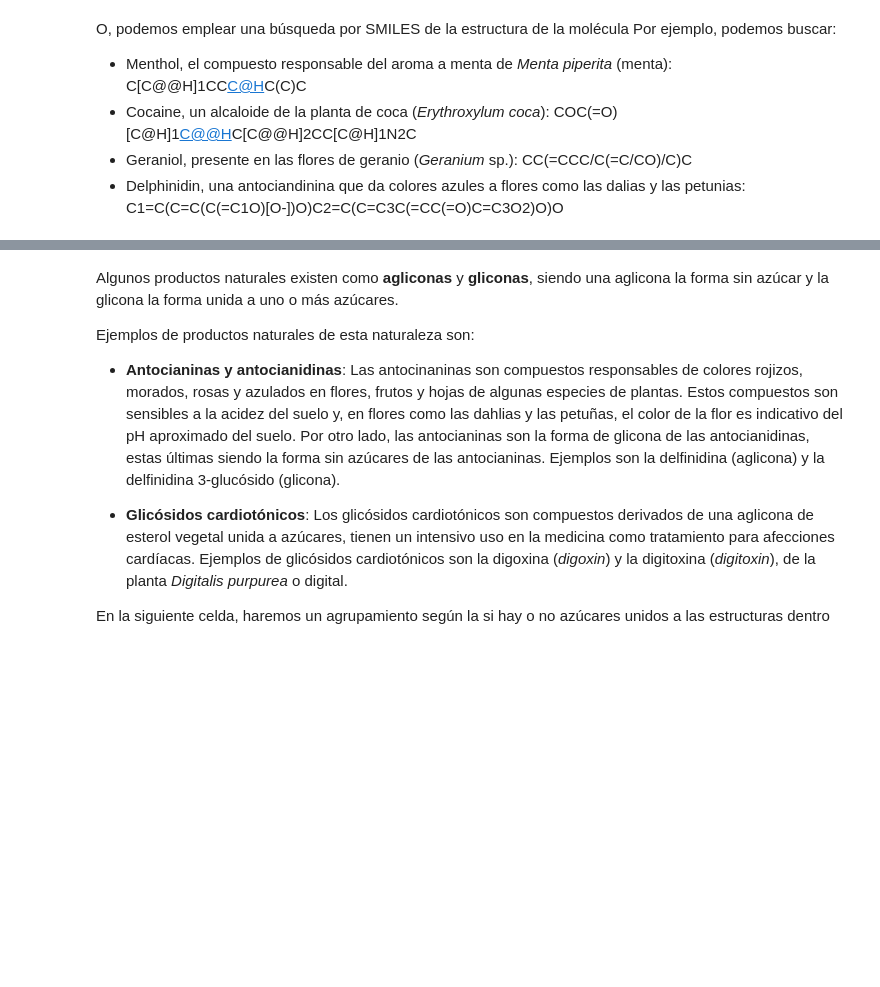
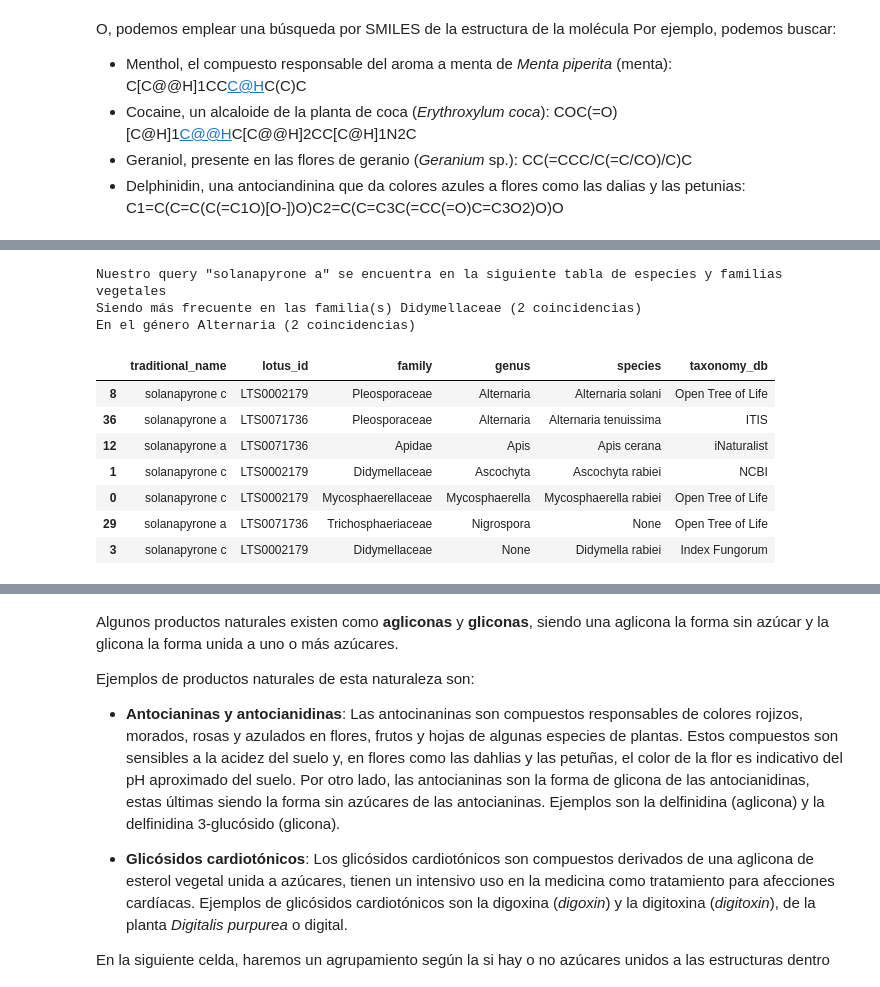
Before and after one commit to FlorMariaBriceno/TecnolochicasPRO_Project, a Jupyter notebook: Proyecto_Tecnolochicas.ipynb, the cells around one changed output, grey strips where cells are left out. Drawn from its saved outputs; the diff is of its cells as text; code cells hidden in the pictures; blank space fills up the shorter version.

```diff
--- a/Proyecto_Tecnolochicas.ipynb
+++ b/Proyecto_Tecnolochicas.ipynb
@@ -112,9 +129,9 @@ print("¿Cuántas filas y columnas tiene el archivo antes de la limpieza?","\n",
 # Limpieza de los datos
 df=df.dropna(axis=1,how='all')
 df.drop(list(df.filter(regex="fragment*")),axis=1,inplace=True)
-df=df.filter(['id','lotus_id','traditional_name','iupac_name','molecular_weight','total_atom_number','contains_sugar','smiles',])
+#df=df.filter(['id','lotus_id','traditional_name','iupac_name','molecular_weight','total_atom_number','contains_sugar','smiles',])
 
 # Resumen final
 print("¿Cuántas filas y columnas tiene el archivo tras de la limpieza?","\n",df.shape[0],"filas y", df.shape[1],"columnas\n")
 print("Esta es la tabla tras la limpieza:")
-display(df)
+display(df.sort_index(axis=0))
@@ -121,37 +150,47 @@ display(df)
 # %%
 '''
 LOTUS también tiene datos referentes a la clasificación biológica de los compuestos, pero cuando
 se añadían al DataFrame original, aparecían como 'taxonomyReferenceObjects$x$x$'....' anidados dentro del
 data frame principal y encontré que tenía que iterar adentro de ese diccionario y convertirlo con
 numpy porque pandas no tiene una herramienta para tablas anidadas como json_normalize, y la API REST
 no tiene una opción que solo responda con la taxonomía.
 
 En esta celda, lo que se hace es crear una tabla solo de la taxonomía del compuesto a partir del
 data frame original para encontrar las especies y la familia a la que pertenecen según el 'lotus_id'
 de los resultados de nuestro query, para luego hacer un join y así ir quitando duplicados y generar
 una nueva tabla resultado.
 '''
 
-tax=pd.json_normalize(data,record_path=['naturalProducts'],max_level=2)
 rows = []
 for np_ in data['naturalProducts']:
     for ref, dbs in np_['taxonomyReferenceObjects'].items():
         for db, organisms in dbs.items():
             for org in organisms:
                 rows.append({'lotus_id': np_['lotus_id'],
                              'reference': ref.replace('$x$x$', '.'),
                              'taxonomy_db': db,
                              **org})
 
 taxonomy = pd.DataFrame(rows)
-
-result=pd.merge(df,taxonomy,on='lotus_id',how='left')
+result=pd.merge(df,taxonomy,on='lotus_id',how='right',sort=True)
+result=result.drop_duplicates('species')
 result=result.dropna(how='all') # Si pongo any, me borra todo
-result=result.drop_duplicates('species')
 print(f'Nuestro query \"{df['traditional_name'].at[0]}\" se encuentra en la siguiente tabla de especies y familias vegetales')
 print(f"Siendo más frecuente en las familia(s) {result['family'].mode().iloc[0]} ({result.groupby('family').count().max().iloc[0]} coincidencias)")
 print(f"En el género {result['genus'].mode().iloc[0]} ({result.groupby('genus').count().max().iloc[0]} coincidencias)")
-display(result.head())
+display(result.filter(items=['traditional_name','lotus_id','family','genus','species','taxonomy_db']).sort_values(by=['genus','species']))
+# %% [output]
+Nuestro query "solanapyrone a" se encuentra en la siguiente tabla de especies y familias vegetales
+Siendo más frecuente en las familia(s) Didymellaceae (2 coincidencias)
+En el género Alternaria (2 coincidencias)
+|  | traditional_name | lotus_id | family | genus | species | taxonomy_db |
+| 8 | solanapyrone c | LTS0002179 | Pleosporaceae | Alternaria | Alternaria solani | Open Tree of Life |
+| 36 | solanapyrone a | LTS0071736 | Pleosporaceae | Alternaria | Alternaria tenuissima | ITIS |
+| 12 | solanapyrone a | LTS0071736 | Apidae | Apis | Apis cerana | iNaturalist |
+| 1 | solanapyrone c | LTS0002179 | Didymellaceae | Ascochyta | Ascochyta rabiei | NCBI |
+| 0 | solanapyrone c | LTS0002179 | Mycosphaerellaceae | Mycosphaerella | Mycosphaerella rabiei | Open Tree of Life |
+| 29 | solanapyrone a | LTS0071736 | Trichosphaeriaceae | Nigrospora | None | Open Tree of Life |
+| 3 | solanapyrone c | LTS0002179 | Didymellaceae | None | Didymella rabiei | Index Fungorum |
 # %%
 # Obtener los productos naturales de la respuesta JSON
 productos = data.get('naturalProducts', [])
```
Also changed, not shown: parts of 10 cells of this notebook.
